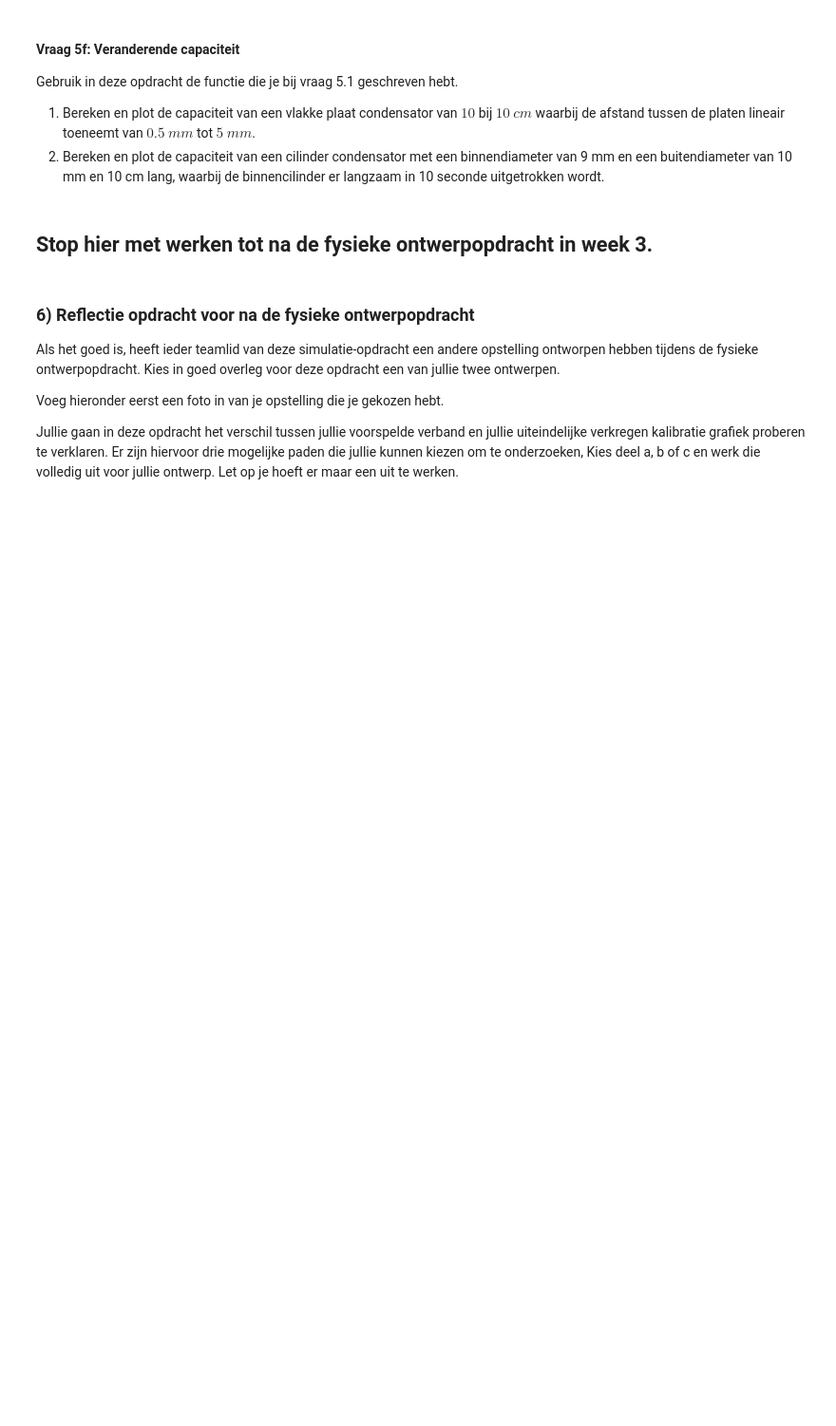
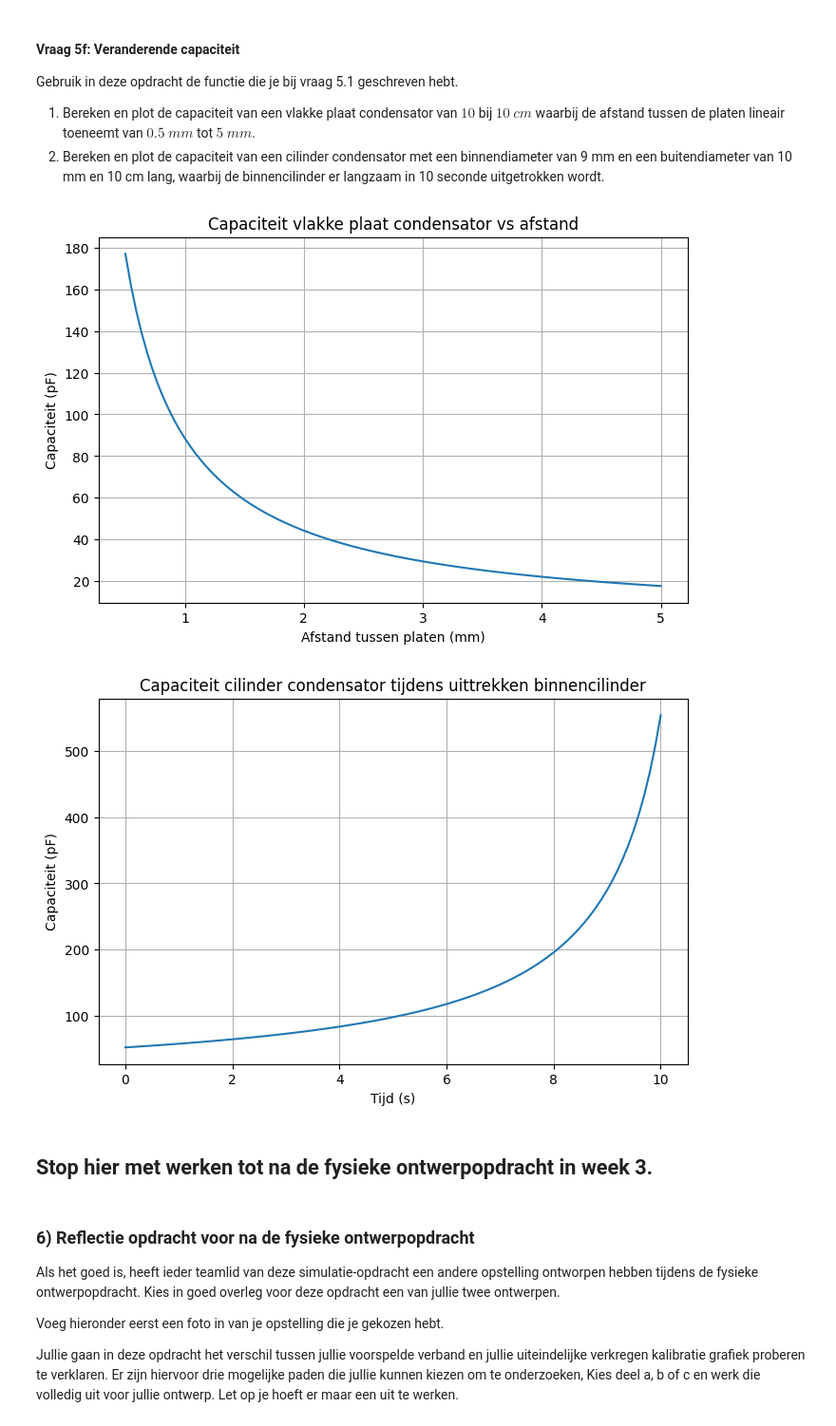
Before and after one commit to daantjebunschoten1-gif/opdrachten-DEF-D, a Jupyter notebook: DigitaleOntwerpopdrachten/1CondensatorOpdracht/CondensatorOntwerpopdracht.ipynb, the cells around one changed output. Shown at 95% size. Saved outputs shown, nothing was run; the diff lists cells and outputs as text; code cells hidden in the pictures; blank space fills up the shorter version.

```diff
--- a/DigitaleOntwerpopdrachten/1CondensatorOpdracht/CondensatorOntwerpopdracht.ipynb
+++ b/DigitaleOntwerpopdrachten/1CondensatorOpdracht/CondensatorOntwerpopdracht.ipynb
@@ -829,9 +894,52 @@ Gebruik in deze opdracht de functie die je bij vraag 5.1 geschreven hebt.
 1. Bereken en plot de capaciteit van een vlakke plaat condensator van $10$ bij $10$ $cm$ waarbij de afstand tussen de platen lineair toeneemt van $0.5$ $mm$ tot $5$ $mm$.
 2. Bereken en plot de capaciteit van een cilinder condensator met een binnendiameter van 9 mm en een buitendiameter van 10 mm en 10 cm lang, waarbij de binnencilinder er langzaam in 10 seconde uitgetrokken wordt.
 # %%
-###
-###Jouw code hier###
-###
+# 1
+# gegevens
+plaat_l = 0.10  # m
+plaat_b = 0.10  # m
+A_plaat = plaat_l * plaat_b
+d_min = 0.0005  # 0.5 mm
+d_max = 0.005   # 5 mm
+n_points = 100
+
+# lineair variërende afstand
+d_values = np.linspace(d_min, d_max, n_points)
+C_vlak = vlakkeplaat(A_plaat, d_values)  # numpy array werkt direct
+
+# plot vlakke plaat
+plt.figure(figsize=(8,5))
+plt.plot(d_values*1e3, C_vlak*1e12)  # x in mm, y in pF
+plt.xlabel("Afstand tussen platen (mm)")
+plt.ylabel("Capaciteit (pF)")
+plt.title("Capaciteit vlakke plaat condensator vs afstand")
+plt.grid(True)
+plt.show()
+
+
+# 2
+# gegevens
+r2 = 0.010 / 2  # m
+r1_start = 0.009 / 2  # m
+L_cil = 0.10  # m
+t_total = 10  # sec
+n_steps = 100
+
+# arrays
+r1_values = np.linspace(r1_start, r2*0.99, n_steps)  # niet exact tot r2 om log niet nul te maken
+C_cil = cilinder(r1_values, r2, L_cil)
+
+# plot cilinder condensator
+plt.figure(figsize=(8,5))
+plt.plot(np.linspace(0, t_total, n_steps), C_cil*1e12)  # y in pF
+plt.xlabel("Tijd (s)")
+plt.ylabel("Capaciteit (pF)")
+plt.title("Capaciteit cilinder condensator tijdens uittrekken binnencilinder")
+plt.grid(True)
+plt.show()
+# %% [output]
+[figure, added]
+[figure, added]
 # %% [markdown]
 ## Stop hier met werken tot na de fysieke ontwerpopdracht in week 3.
 # %% [markdown]
```
Also changed, not shown: parts of 5 cells of this notebook.
